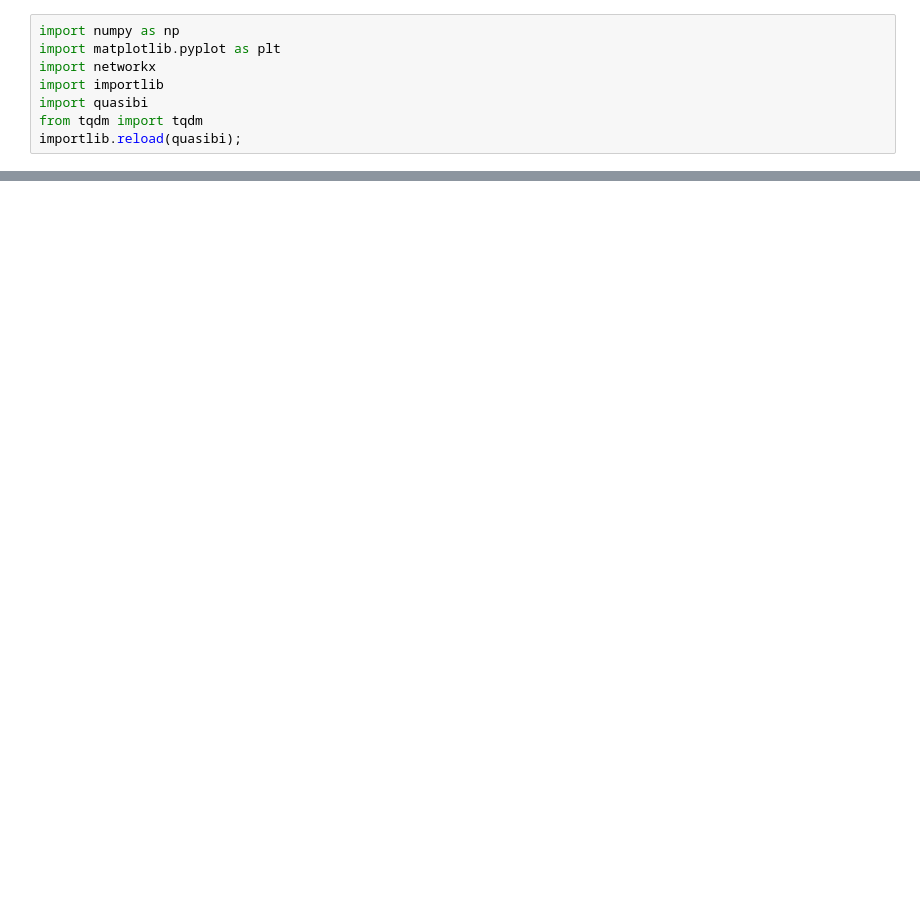
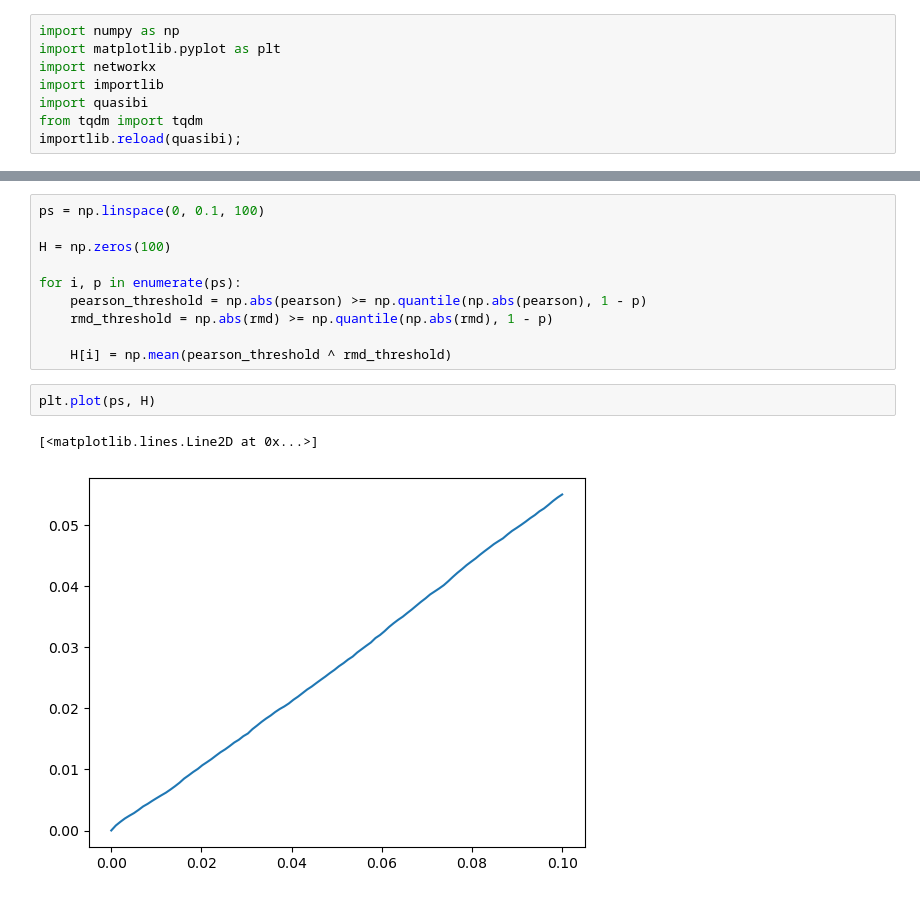
Before and after one commit to david-strahl/quasibi-europe, a Jupyter notebook: code/06_link_density.ipynb, the cells around one changed output, grey strips where cells are left out. Cells and saved outputs as stored; diff of their text form; blank space fills up the shorter version.

```diff
--- a/code/06_link_density.ipynb
+++ b/code/06_link_density.ipynb
@@ -48,0 +23,15 @@ for i, ax in enumerate(axs.flatten()):
+# %%
+ps = np.linspace(0, 0.1, 100)
+
+H = np.zeros(100)
+
+for i, p in enumerate(ps):
+    pearson_threshold = np.abs(pearson) >= np.quantile(np.abs(pearson), 1 - p)
+    rmd_threshold = np.abs(rmd) >= np.quantile(np.abs(rmd), 1 - p)
+
+    H[i] = np.mean(pearson_threshold ^ rmd_threshold)
+# %%
+plt.plot(ps, H)
+# %% [output]
+[<matplotlib.lines.Line2D at 0x...>]
+[figure, added]
```
Also changed, not shown: parts of 4 cells of this notebook, 12 other files.
